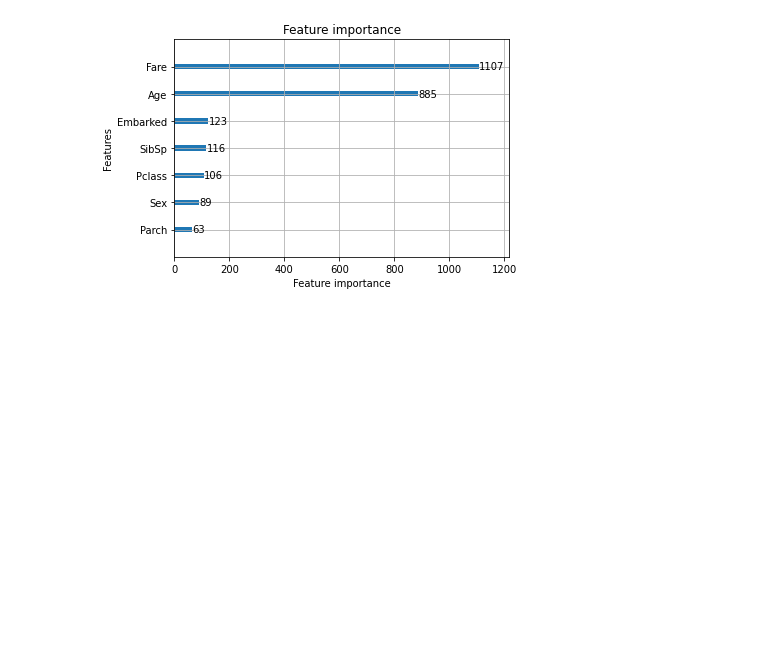
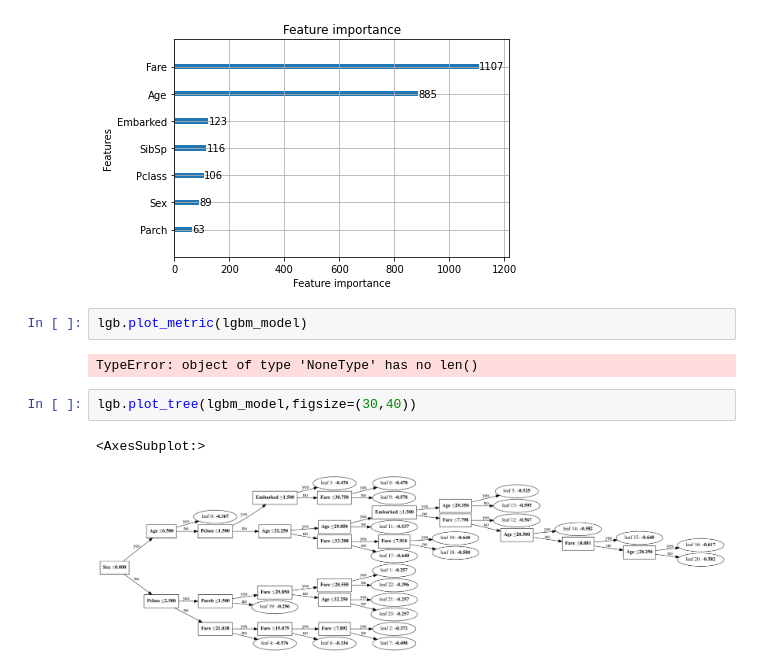
Before and after one commit to tasozgurcem11/titanic-survival-prediction, a Jupyter notebook: titanic.ipynb, the cells around one changed output. Drawn from its saved outputs; the diff is of its cells as text; blank space fills up the shorter version.

Commit message:
add LightGBM visualization

```diff
--- a/titanic.ipynb
+++ b/titanic.ipynb
@@ -137,3 +137,12 @@ Training accuracy 0.9476
 Testing accuracy 0.8206
 <AxesSubplot:title={'center':'Feature importance'}, xlabel='Feature importance', ylabel='Features'>
 [figure]
+# %%
+lgb.plot_metric(lgbm_model)
+# %% [output]
+TypeError: object of type 'NoneType' has no len()
+# %%
+lgb.plot_tree(lgbm_model,figsize=(30,40))
+# %% [output]
+<AxesSubplot:>
+[figure, added]
```
Also changed, not shown: parts of 1 cell of this notebook, 1 other file.
